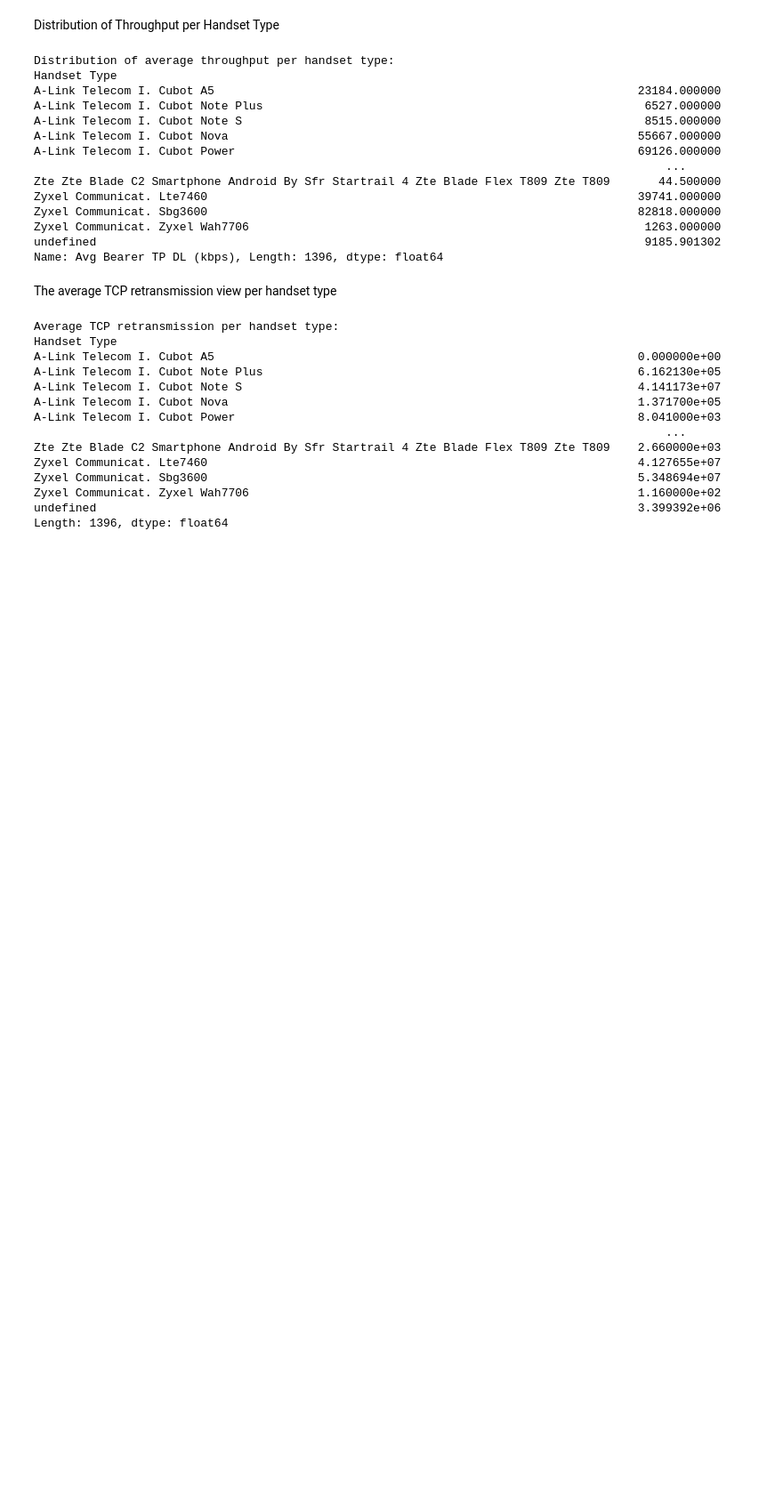
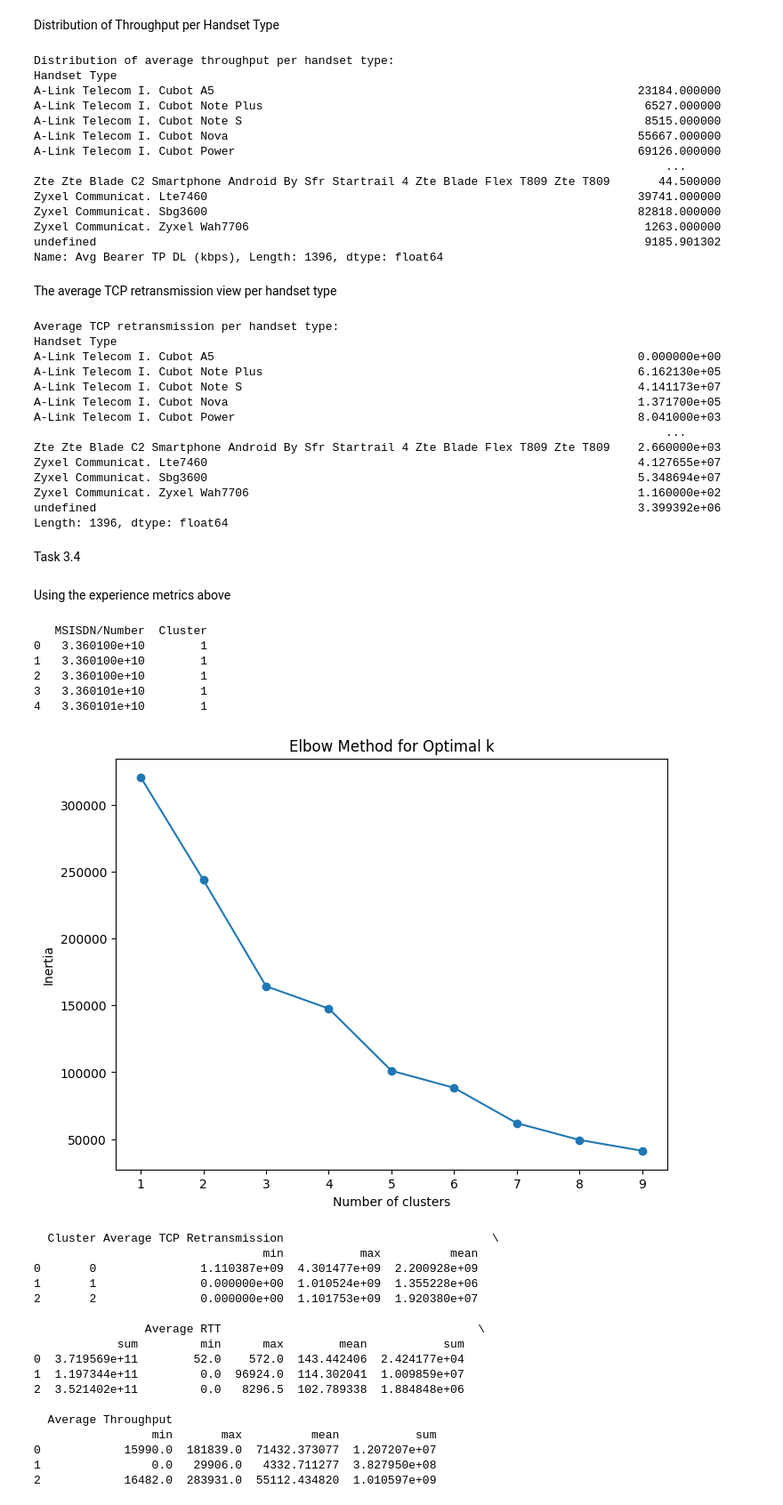
Before and after one commit to fro-su/telecom_analysis, a Jupyter notebook: notebooks/experience_analysis.ipynb, the cells around one changed output. Shown at 89% size. Drawn from its saved outputs; the diff is of its cells as text; code cells hidden in the pictures; blank space fills up the shorter version.

Commit message:
perform a k-means clustering

```diff
--- a/notebooks/experience_analysis.ipynb
+++ b/notebooks/experience_analysis.ipynb
@@ -286,3 +286,71 @@ Zyxel Communicat. Sbg3600
 Zyxel Communicat. Zyxel Wah7706                                                        1.160000e+02
 undefined                                                                              3.399392e+06
 Length: 1396, dtype: float64
+# %% [markdown]
+Task 3.4
+# %% [markdown]
+Using the experience metrics above
+# %%
+# select the relevant columns
+relevant_columns = customer_engagement_metrics[['Average TCP Retransmission', 'Average RTT', 'Average Throughput']]
+
+scaler = StandardScaler()
+agg_data_scaled = scaler.fit_transform(relevant_columns)
+
+
+
+# perform a k-means clustering (where k = 3)
+kmeans = KMeans(n_clusters=3, random_state=42)
+customer_engagement_metrics['Cluster'] = kmeans.fit_predict(agg_data_scaled)
+
+# Display cluster assignments
+print(customer_engagement_metrics[['MSISDN/Number', 'Cluster']].head())
+
+# Elbow Method to determine the optimal value of k
+inertia = []
+for k in range(1, 10):
+    kmeans = KMeans(n_clusters=k, random_state=42)
+    kmeans.fit(agg_data_scaled)
+    inertia.append(kmeans.inertia_)
+
+# Plot the elbow curve
+plt.figure(figsize=(8, 6))
+plt.plot(range(1, 10), inertia, marker='o')
+plt.title('Elbow Method for Optimal k')
+plt.xlabel('Number of clusters')
+plt.ylabel('Inertia')
+plt.show()
+
+# Analyzing cluster
+cluster_summary = customer_engagement_metrics.groupby('Cluster').agg({
+    'Average TCP Retransmission': ['min', 'max', 'mean', 'sum'],
+    'Average RTT': ['min', 'max', 'mean', 'sum'],
+    'Average Throughput': ['min', 'max', 'mean', 'sum']
+}).reset_index()
+
+print(cluster_summary)
+# %% [output]
+   MSISDN/Number  Cluster
+0   3.360100e+10        1
+1   3.360100e+10        1
+2   3.360100e+10        1
+3   3.360101e+10        1
+4   3.360101e+10        1
+[figure, added]
+  Cluster Average TCP Retransmission                              \
+                                 min           max          mean
+0       0               1.110387e+09  4.301477e+09  2.200928e+09
+1       1               0.000000e+00  1.010524e+09  1.355228e+06
+2       2               0.000000e+00  1.101753e+09  1.920380e+07
+
+                Average RTT                                     \
+            sum         min      max        mean           sum
+0  3.719569e+11        52.0    572.0  143.442406  2.424177e+04
+1  1.197344e+11         0.0  96924.0  114.302041  1.009859e+07
+2  3.521402e+11         0.0   8296.5  102.789338  1.884848e+06
+
+  Average Throughput
+                 min       max          mean           sum
+0            15990.0  181839.0  71432.373077  1.207207e+07
+1                0.0   29906.0   4332.711277  3.827950e+08
+2            16482.0  283931.0  55112.434820  1.010597e+09
```
